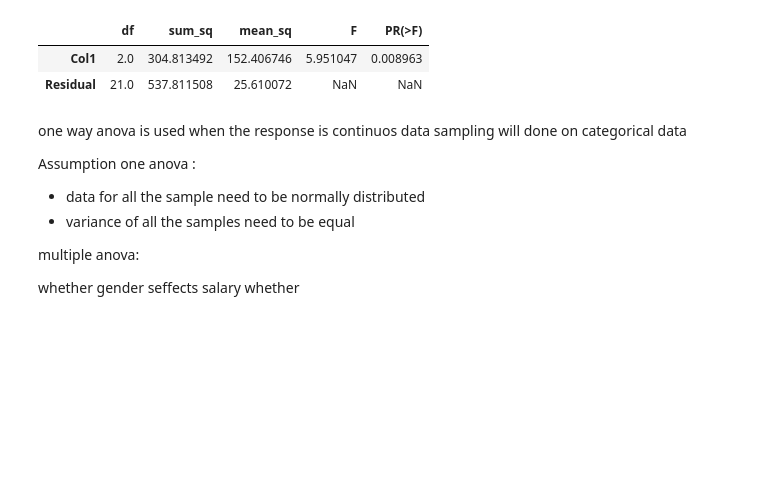
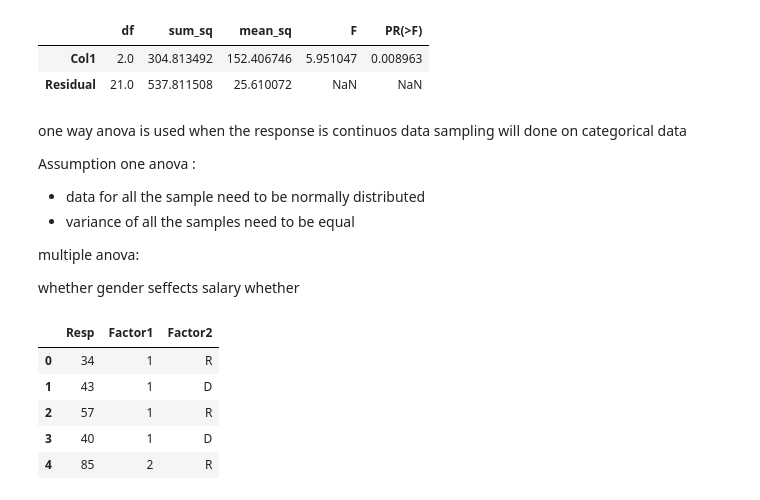
Before and after one commit to chaitanysaraswat/Advanced-Analytics-Using-Statistics, a Jupyter notebook: lecture10.ipynb, the cells around one changed output. Saved outputs shown, nothing was run; the diff lists cells and outputs as text; code cells hidden in the pictures; blank space fills up the shorter version.

```diff
--- a/lecture10.ipynb
+++ b/lecture10.ipynb
@@ -253,3 +253,12 @@ zoo = [34,43,57,40,85,68,67,53,41,24,42,52]
 supp=[1,1,1,1,2,2,2,2,3,3,3,3]
 lake=["R","D","R","D","R","D","R","D","R","D","R","D"]
 df=pd.DataFrame({'Resp':zoo,"Factor1":supp,"Factor2":lake})
+# %%
+df.head()
+# %% [output]
+|  | Resp | Factor1 | Factor2 |
+| 0 | 34 | 1 | R |
+| 1 | 43 | 1 | D |
+| 2 | 57 | 1 | R |
+| 3 | 40 | 1 | D |
+| 4 | 85 | 2 | R |
```
Also changed, not shown: parts of 3 cells of this notebook.
